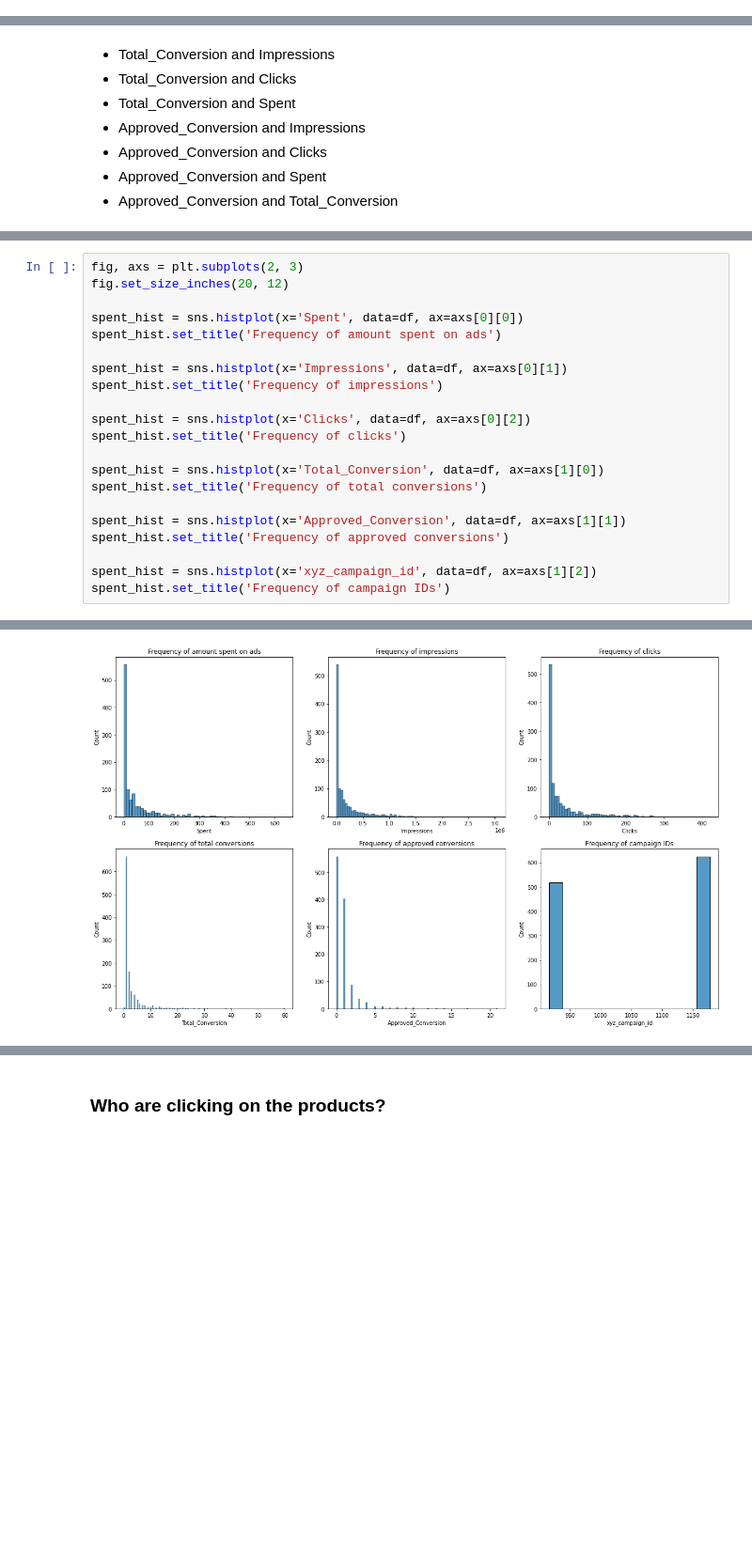
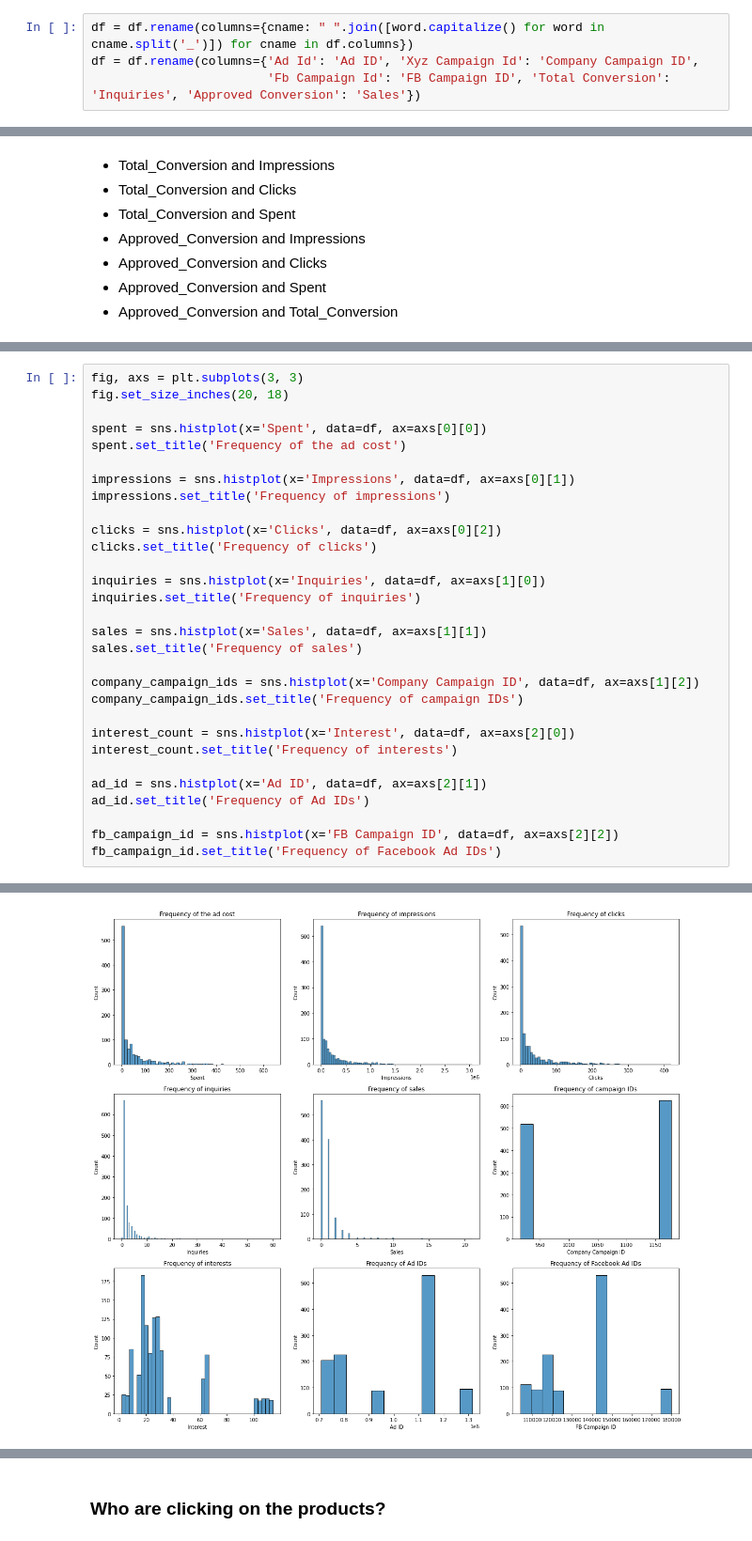
Before and after one commit to BenOsborn/Facebook-Ad-Campaign-Analysis, a Jupyter notebook: Facebook Ad-Campaign Analysis.ipynb, the cells around one changed output, grey strips where cells are left out. Shown at 94% size. Drawn from its saved outputs; the diff is of its cells as text; blank space fills up the shorter version.

```diff
--- a/Facebook Ad-Campaign Analysis.ipynb
+++ b/Facebook Ad-Campaign Analysis.ipynb
@@ -37,3 +39,7 @@ According to the author:
+# %%
+df = df.rename(columns={cname: " ".join([word.capitalize() for word in cname.split('_')]) for cname in df.columns})
+df = df.rename(columns={'Ad Id': 'Ad ID', 'Xyz Campaign Id': 'Company Campaign ID',
+                        'Fb Campaign Id': 'FB Campaign ID', 'Total Conversion': 'Inquiries', 'Approved Conversion': 'Sales'})
 # %%
 df.info()
 # %% [output]
@@ -131,22 +138,31 @@ Strong correlations between:
 # %%
-fig, axs = plt.subplots(2, 3)
-fig.set_size_inches(20, 12)
+fig, axs = plt.subplots(3, 3)
+fig.set_size_inches(20, 18)
 
-spent_hist = sns.histplot(x='Spent', data=df, ax=axs[0][0])
-spent_hist.set_title('Frequency of amount spent on ads')
+spent = sns.histplot(x='Spent', data=df, ax=axs[0][0])
+spent.set_title('Frequency of the ad cost')
 
-spent_hist = sns.histplot(x='Impressions', data=df, ax=axs[0][1])
-spent_hist.set_title('Frequency of impressions')
+impressions = sns.histplot(x='Impressions', data=df, ax=axs[0][1])
+impressions.set_title('Frequency of impressions')
 
-spent_hist = sns.histplot(x='Clicks', data=df, ax=axs[0][2])
-spent_hist.set_title('Frequency of clicks')
+clicks = sns.histplot(x='Clicks', data=df, ax=axs[0][2])
+clicks.set_title('Frequency of clicks')
 
-spent_hist = sns.histplot(x='Total_Conversion', data=df, ax=axs[1][0])
-spent_hist.set_title('Frequency of total conversions')
+inquiries = sns.histplot(x='Inquiries', data=df, ax=axs[1][0])
+inquiries.set_title('Frequency of inquiries')
 
-spent_hist = sns.histplot(x='Approved_Conversion', data=df, ax=axs[1][1])
-spent_hist.set_title('Frequency of approved conversions')
+sales = sns.histplot(x='Sales', data=df, ax=axs[1][1])
+sales.set_title('Frequency of sales')
 
-spent_hist = sns.histplot(x='xyz_campaign_id', data=df, ax=axs[1][2])
-spent_hist.set_title('Frequency of campaign IDs')
+company_campaign_ids = sns.histplot(x='Company Campaign ID', data=df, ax=axs[1][2])
+company_campaign_ids.set_title('Frequency of campaign IDs')
+
+interest_count = sns.histplot(x='Interest', data=df, ax=axs[2][0])
+interest_count.set_title('Frequency of interests')
+
+ad_id = sns.histplot(x='Ad ID', data=df, ax=axs[2][1])
+ad_id.set_title('Frequency of Ad IDs')
+
+fb_campaign_id = sns.histplot(x='FB Campaign ID', data=df, ax=axs[2][2])
+fb_campaign_id.set_title('Frequency of Facebook Ad IDs')
 # %% [output]
@@ -154 +170 @@ Text(0.5, 1.0, 'Frequency of campaign IDs')
-[figure, old version]
+[figure, new version]
```
Also changed, not shown: parts of 36 cells of this notebook.
